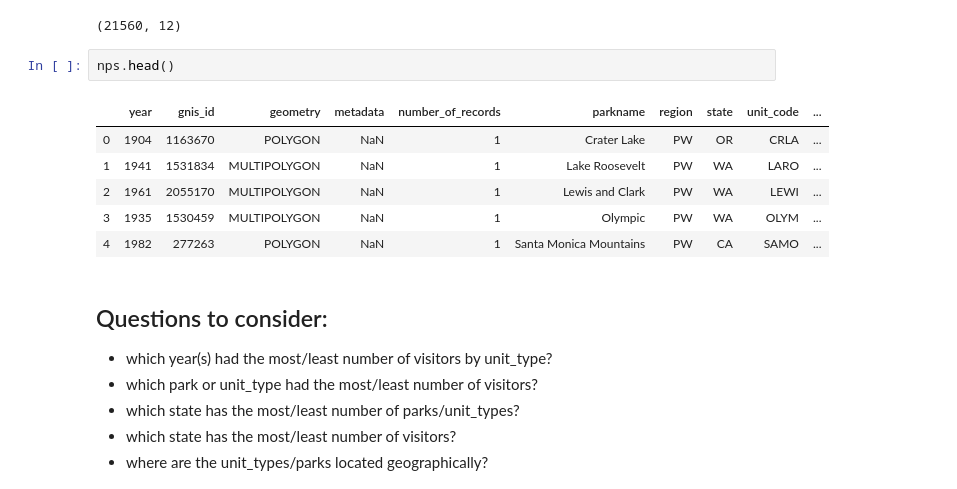
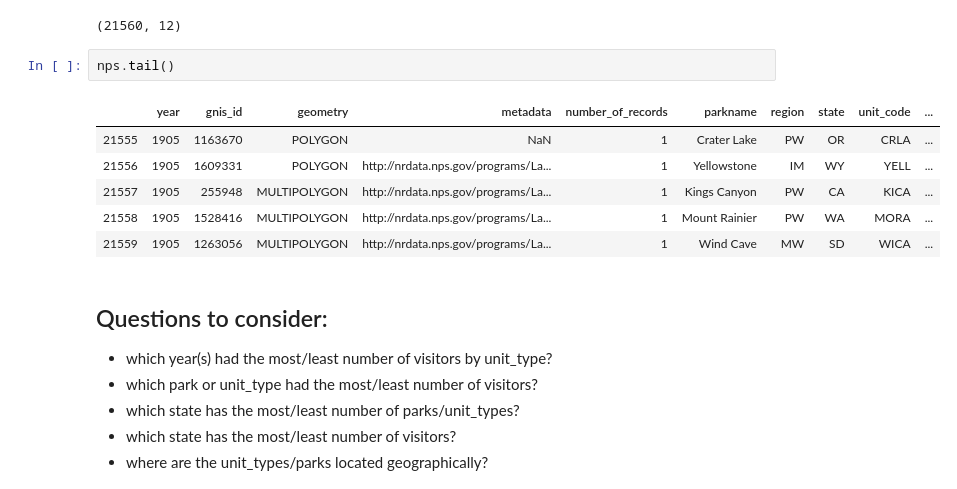
Before and after one commit to blewis49/tidypython, a Jupyter notebook: national_parks.ipynb, the cells around one changed output. Saved outputs shown, nothing was run; the diff lists cells and outputs as text.

```diff
--- a/national_parks.ipynb
+++ b/national_parks.ipynb
@@ -91,14 +92,14 @@ nps.shape
 # %% [output]
 (21560, 12)
 # %%
-nps.head()
+nps.tail()
 # %% [output]
 |  | year | gnis_id | geometry | metadata | number_of_records | parkname | region | state | unit_code | ... |
-| 0 | 1904 | 1163670 | POLYGON | NaN | 1 | Crater Lake | PW | OR | CRLA | ... |
-| 1 | 1941 | 1531834 | MULTIPOLYGON | NaN | 1 | Lake Roosevelt | PW | WA | LARO | ... |
-| 2 | 1961 | 2055170 | MULTIPOLYGON | NaN | 1 | Lewis and Clark | PW | WA | LEWI | ... |
-| 3 | 1935 | 1530459 | MULTIPOLYGON | NaN | 1 | Olympic | PW | WA | OLYM | ... |
-| 4 | 1982 | 277263 | POLYGON | NaN | 1 | Santa Monica Mountains | PW | CA | SAMO | ... |
+| 21555 | 1905 | 1163670 | POLYGON | NaN | 1 | Crater Lake | PW | OR | CRLA | ... |
+| 21556 | 1905 | 1609331 | POLYGON | http://nrdata.nps.gov/programs/La... | 1 | Yellowstone | IM | WY | YELL | ... |
+| 21557 | 1905 | 255948 | MULTIPOLYGON | http://nrdata.nps.gov/programs/La... | 1 | Kings Canyon | PW | CA | KICA | ... |
+| 21558 | 1905 | 1528416 | MULTIPOLYGON | http://nrdata.nps.gov/programs/La... | 1 | Mount Rainier | PW | WA | MORA | ... |
+| 21559 | 1905 | 1263056 | MULTIPOLYGON | http://nrdata.nps.gov/programs/La... | 1 | Wind Cave | MW | SD | WICA | ... |
 # %% [markdown]
 ## Questions to consider:
 
```
Also changed, not shown: parts of 11 cells of this notebook.
